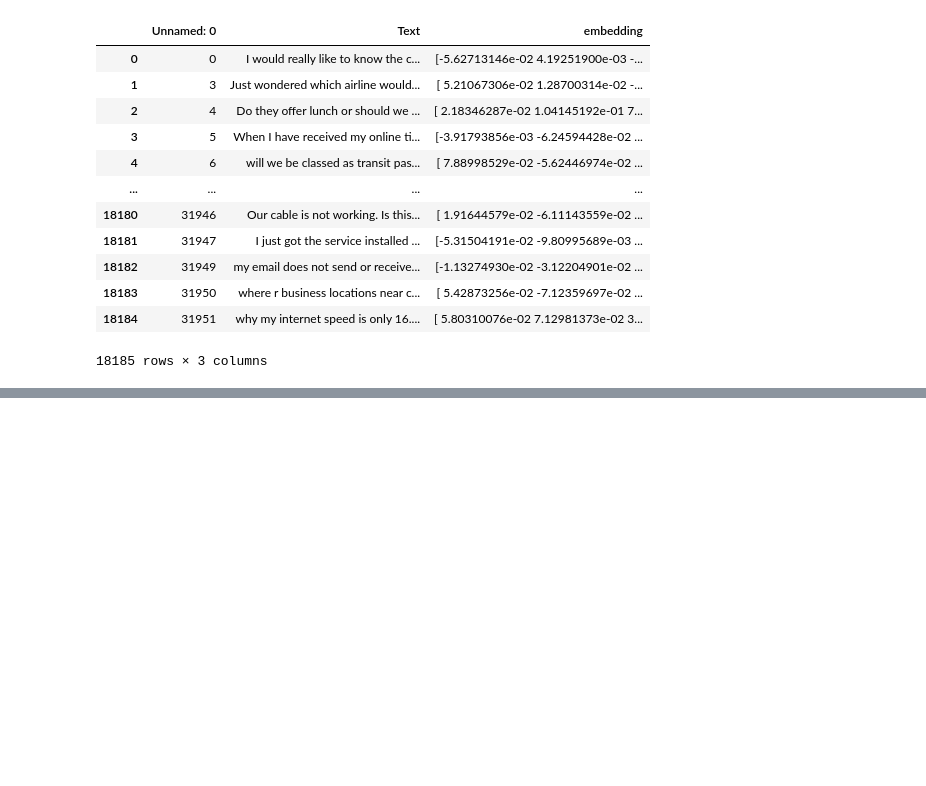
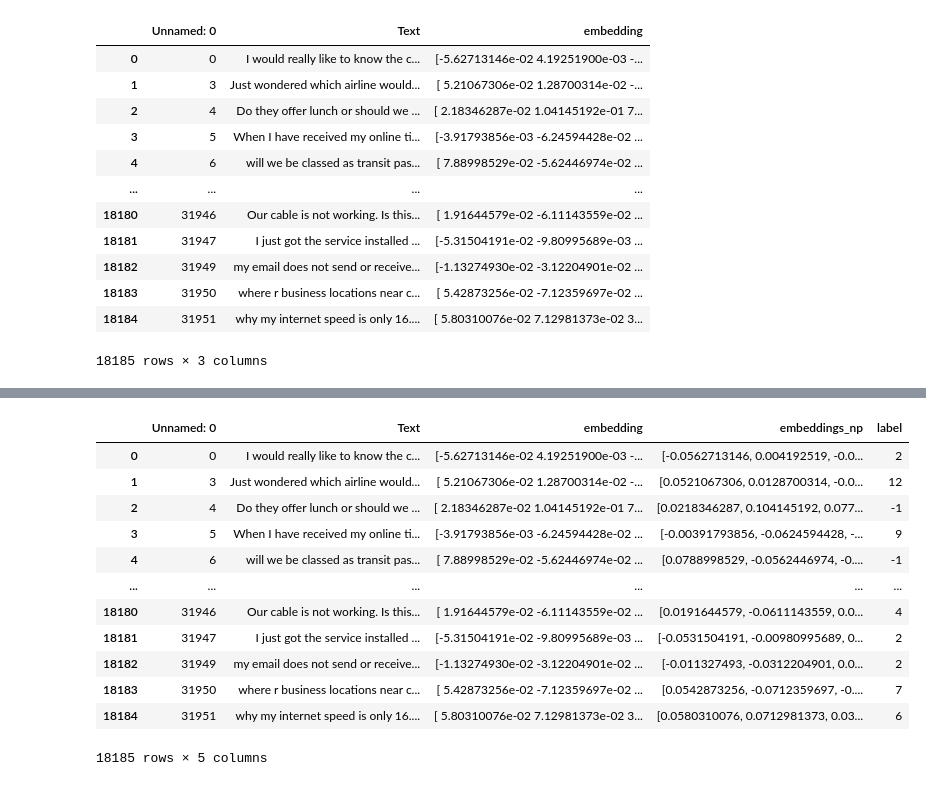
Before and after one commit to AikawaKai/Conversations_clustering, a Jupyter notebook: POC_conversations/Conversations_clustering.ipynb, the cells around one changed output, grey strips where cells are left out. Saved outputs shown, nothing was run; the diff lists cells and outputs as text; code cells hidden in the pictures; blank space fills up the shorter version.

Commit message:
first clustering

```diff
--- a/POC_conversations/Conversations_clustering.ipynb
+++ b/POC_conversations/Conversations_clustering.ipynb
@@ -101,9 +101,9 @@ def random_search(embeddings, space, num_evals):
 
     for i in range(num_evals):
         n_neighbors = random.choice(space['n_neighbors'])
-        n_neighbors = random.choice(space['n_components'])
+        n_components = random.choice(space['n_components'])
         min_cluster_size = random.choice(space['min_cluster_size'])
-        print(f"Evaluation {i}: n_neighbors {n_neighbors} n_components {} min_cluster_size {}")
+        print(f"Evaluation {i}: n_neighbors {n_neighbors} n_components {n_components} min_cluster_size {min_cluster_size}")
 
         clusters = generate_clusters(embeddings,
                                      n_neighbors = n_neighbors,
@@ -123,8 +123,8 @@ def random_search(embeddings, space, num_evals):
 # %%
 space = {
     "n_neighbors": range(100, 150),
-    "n_components": range(3, 10),
-    "min_cluster_size": range(100, 150),
+    "n_components": range(2, 3),
+    "min_cluster_size": range(400, 600),
     "random_state": None
 }
 df["embeddings_np"] = df['embedding'].apply(lambda x:
@@ -143,0 +165,3 @@ random_use
+# %%
+best_clustering = random_use.iloc[0]
+best_clustering
@@ -143,0 +176,23 @@ random_use
+# %%
+best_clusters = generate_clusters([v for v in df["embeddings_np"]],
+                                   int(best_clustering['n_neighbors']),
+                                   int(best_clustering['n_components']),
+                                   int(best_clustering['min_cluster_size']),
+                                   random_state = None)
+# %%
+df['label'] = best_clusters.labels_
+df
+# %% [output]
+|  | Unnamed: 0 | Text | embedding | embeddings_np | label |
+| 0 | 0 | I would really like to know the c... | [-5.62713146e-02 4.19251900e-03 -... | [-0.0562713146, 0.004192519, -0.0... | 2 |
+| 1 | 3 | Just wondered which airline would... | [ 5.21067306e-02 1.28700314e-02 -... | [0.0521067306, 0.0128700314, -0.0... | 12 |
+| 2 | 4 | Do they offer lunch or should we ... | [ 2.18346287e-02 1.04145192e-01 7... | [0.0218346287, 0.104145192, 0.077... | -1 |
+| 3 | 5 | When I have received my online ti... | [-3.91793856e-03 -6.24594428e-02 ... | [-0.00391793856, -0.0624594428, -... | 9 |
+| 4 | 6 | will we be classed as transit pas... | [ 7.88998529e-02 -5.62446974e-02 ... | [0.0788998529, -0.0562446974, -0.... | -1 |
+| ... | ... | ... | ... | ... | ... |
+| 18180 | 31946 | Our cable is not working. Is this... | [ 1.91644579e-02 -6.11143559e-02 ... | [0.0191644579, -0.0611143559, 0.0... | 4 |
+| 18181 | 31947 | I just got the service installed ... | [-5.31504191e-02 -9.80995689e-03 ... | [-0.0531504191, -0.00980995689, 0... | 2 |
+| 18182 | 31949 | my email does not send or receive... | [-1.13274930e-02 -3.12204901e-02 ... | [-0.011327493, -0.0312204901, 0.0... | 2 |
+| 18183 | 31950 | where r business locations near c... | [ 5.42873256e-02 -7.12359697e-02 ... | [0.0542873256, -0.0712359697, -0.... | 7 |
+| 18184 | 31951 | why my internet speed is only 16.... | [ 5.80310076e-02 7.12981373e-02 3... | [0.0580310076, 0.0712981373, 0.03... | 6 |
+18185 rows × 5 columns
```
Also changed, not shown: parts of 10 cells of this notebook, 2 other files.
